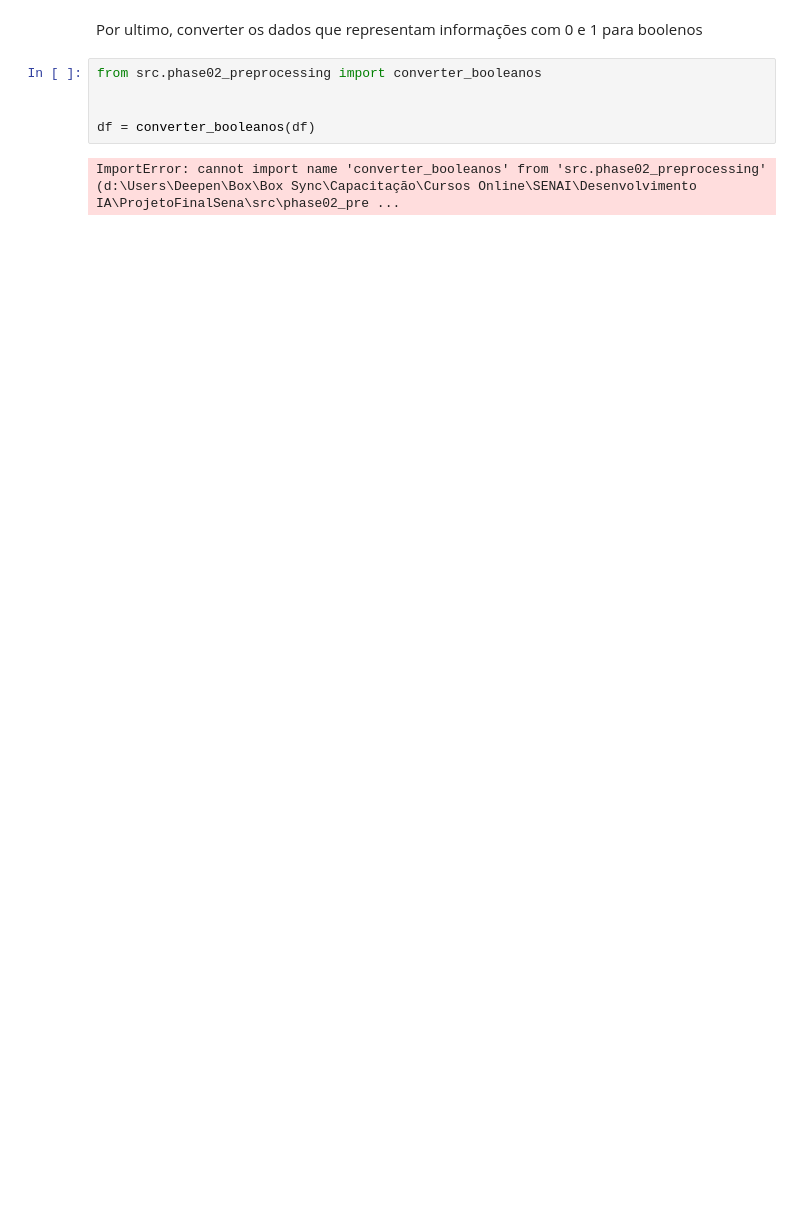
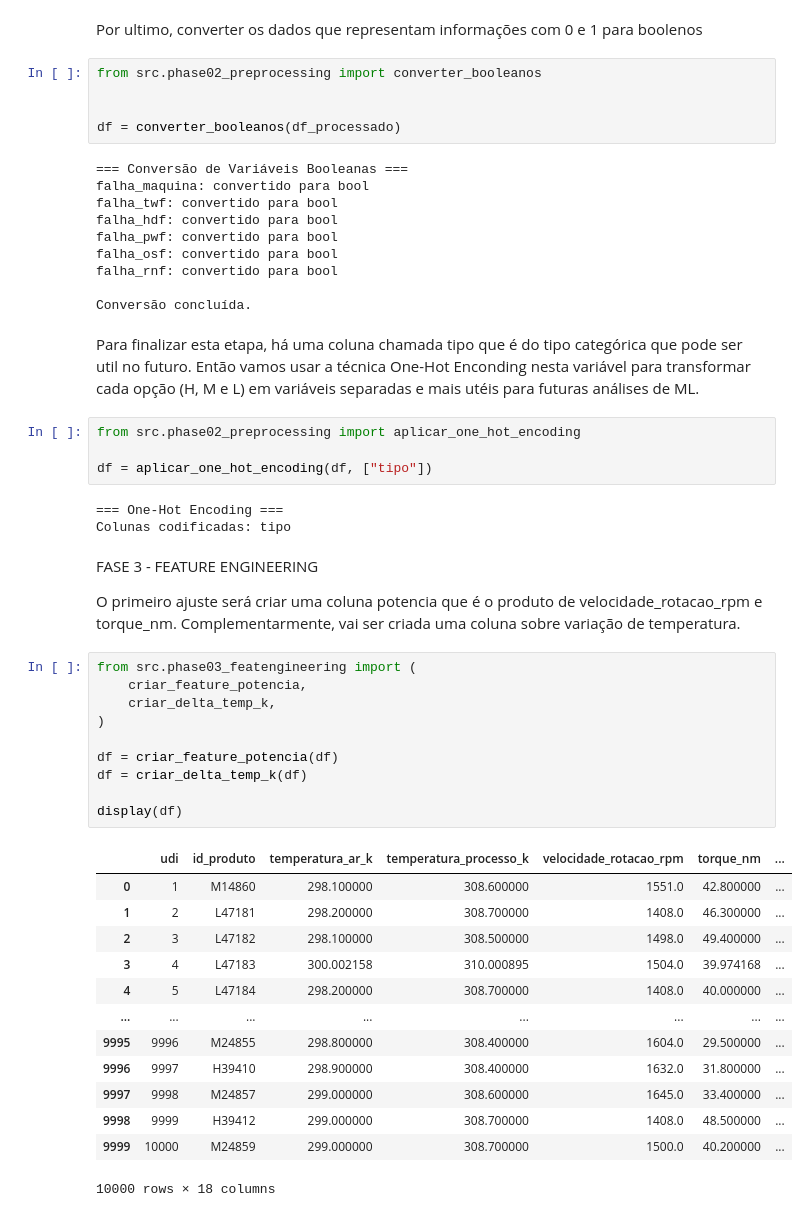
Before and after one commit to senapalm/predictive-maintenance, a Jupyter notebook: notebooks/projeto_final_sena.ipynb, the cells around one changed output. Cells and saved outputs as stored; diff of their text form; blank space fills up the shorter version.

```diff
--- a/notebooks/projeto_final_sena.ipynb
+++ b/notebooks/projeto_final_sena.ipynb
@@ -247,6 +252,51 @@ Por ultimo, converter os dados que representam informações com 0 e 1 para bool
 from src.phase02_preprocessing import converter_booleanos
 
 
-df = converter_booleanos(df)
+df = converter_booleanos(df_processado)
 # %% [output]
-ImportError: cannot import name 'converter_booleanos' from 'src.phase02_preprocessing' (d:\Users\Deepen\Box\Box Sync\Capacitação\Cursos Online\SENAI\Desenvolvimento IA\ProjetoFinalSena\src\phase02_pre ...
+=== Conversão de Variáveis Booleanas ===
+falha_maquina: convertido para bool
+falha_twf: convertido para bool
+falha_hdf: convertido para bool
+falha_pwf: convertido para bool
+falha_osf: convertido para bool
+falha_rnf: convertido para bool
+
+Conversão concluída.
+# %% [markdown]
+Para finalizar esta etapa, há uma coluna chamada tipo que é do tipo categórica que pode ser util no futuro. Então vamos usar a técnica One-Hot Enconding nesta variável para transformar cada opção (H, M e L) em variáveis separadas e mais utéis para futuras análises de ML.
+# %%
+from src.phase02_preprocessing import aplicar_one_hot_encoding
+
+df = aplicar_one_hot_encoding(df, ["tipo"])
+# %% [output]
+=== One-Hot Encoding ===
+Colunas codificadas: tipo
+# %% [markdown]
+FASE 3 - FEATURE ENGINEERING
+
+O primeiro ajuste será criar uma coluna potencia que é o produto de velocidade_rotacao_rpm e torque_nm. Complementarmente, vai ser criada uma coluna sobre variação de temperatura.
+# %%
+from src.phase03_featengineering import (
+    criar_feature_potencia,
+    criar_delta_temp_k,
+)
+
+df = criar_feature_potencia(df)
+df = criar_delta_temp_k(df)
+
+display(df)
+# %% [output]
+|  | udi | id_produto | temperatura_ar_k | temperatura_processo_k | velocidade_rotacao_rpm | torque_nm | ... |
+| 0 | 1 | M14860 | 298.100000 | 308.600000 | 1551.0 | 42.800000 | ... |
+| 1 | 2 | L47181 | 298.200000 | 308.700000 | 1408.0 | 46.300000 | ... |
+| 2 | 3 | L47182 | 298.100000 | 308.500000 | 1498.0 | 49.400000 | ... |
+| 3 | 4 | L47183 | 300.002158 | 310.000895 | 1504.0 | 39.974168 | ... |
+| 4 | 5 | L47184 | 298.200000 | 308.700000 | 1408.0 | 40.000000 | ... |
+| ... | ... | ... | ... | ... | ... | ... | ... |
+| 9995 | 9996 | M24855 | 298.800000 | 308.400000 | 1604.0 | 29.500000 | ... |
+| 9996 | 9997 | H39410 | 298.900000 | 308.400000 | 1632.0 | 31.800000 | ... |
+| 9997 | 9998 | M24857 | 299.000000 | 308.600000 | 1645.0 | 33.400000 | ... |
+| 9998 | 9999 | H39412 | 299.000000 | 308.700000 | 1408.0 | 48.500000 | ... |
+| 9999 | 10000 | M24859 | 299.000000 | 308.700000 | 1500.0 | 40.200000 | ... |
+10000 rows × 18 columns
```
Also changed, not shown: parts of 11 cells of this notebook.
